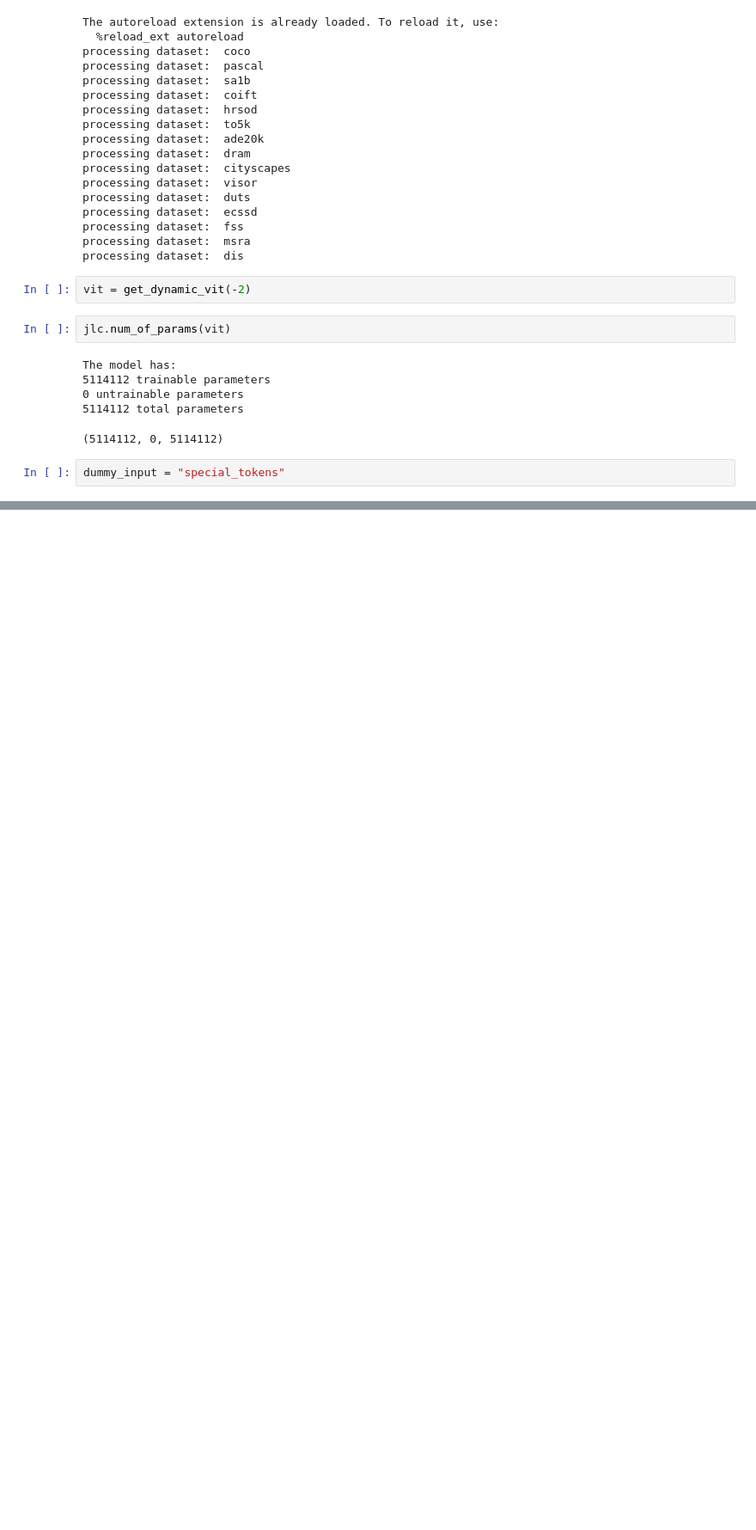
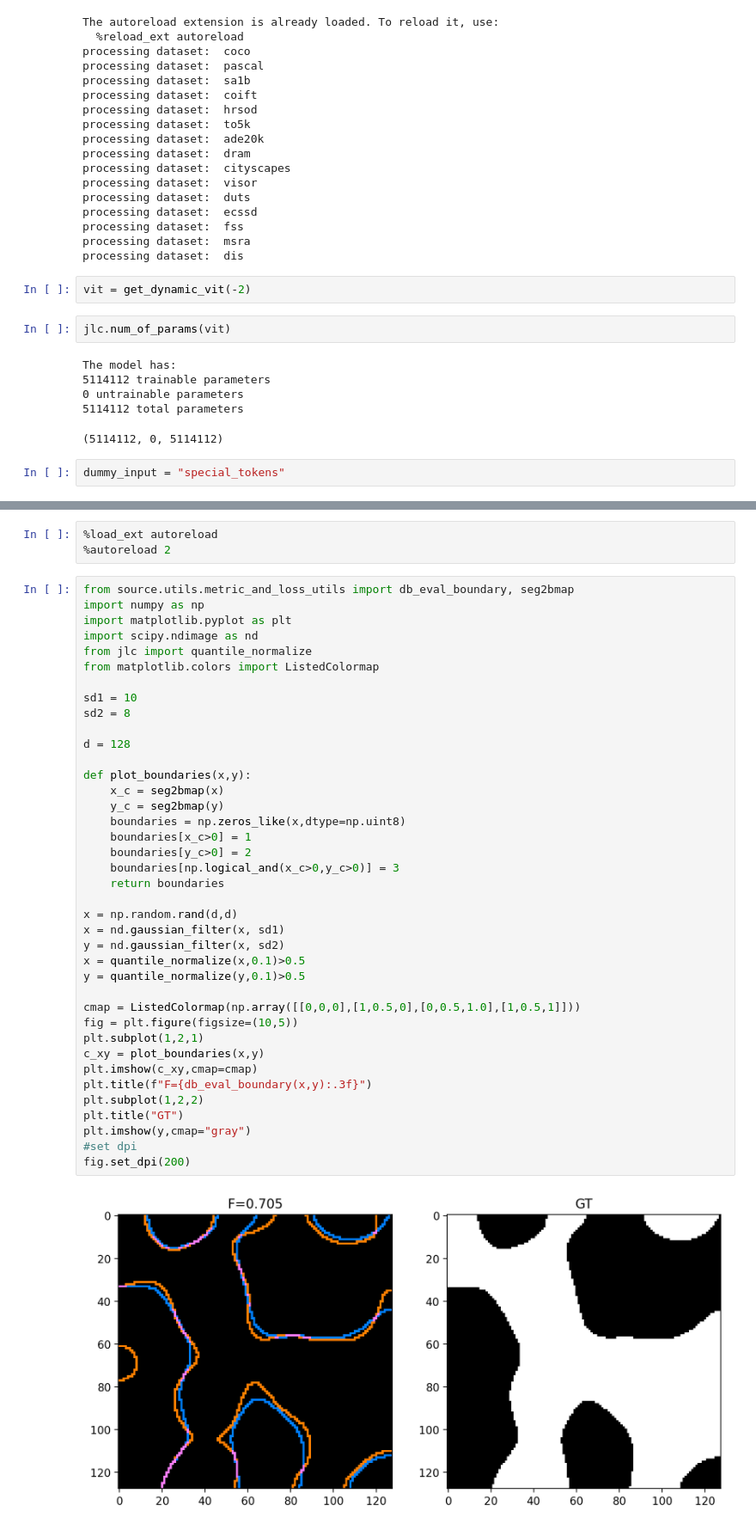
Before and after one commit to JakobLC/diffusion2, a Jupyter notebook: test_script.ipynb, the cells around one changed output, grey strips where cells are left out. Shown at 86% size. Drawn from its saved outputs; the diff is of its cells as text; blank space fills up the shorter version.

```diff
--- a/test_script.ipynb
+++ b/test_script.ipynb
@@ -1997,0 +2015,44 @@ dummy_input = "special_tokens"
+# %%
+%load_ext autoreload
+%autoreload 2
+# %%
+from source.utils.metric_and_loss_utils import db_eval_boundary, seg2bmap
+import numpy as np
+import matplotlib.pyplot as plt
+import scipy.ndimage as nd
+from jlc import quantile_normalize
+from matplotlib.colors import ListedColormap
+
+sd1 = 10
+sd2 = 8
+
+d = 128
+
+def plot_boundaries(x,y):
+    x_c = seg2bmap(x)
+    y_c = seg2bmap(y)
+    boundaries = np.zeros_like(x,dtype=np.uint8)
+    boundaries[x_c>0] = 1
+    boundaries[y_c>0] = 2
+    boundaries[np.logical_and(x_c>0,y_c>0)] = 3
+    return boundaries
+
+x = np.random.rand(d,d)
+x = nd.gaussian_filter(x, sd1)
+y = nd.gaussian_filter(x, sd2)
+x = quantile_normalize(x,0.1)>0.5
+y = quantile_normalize(y,0.1)>0.5
+
+cmap = ListedColormap(np.array([[0,0,0],[1,0.5,0],[0,0.5,1.0],[1,0.5,1]]))
+fig = plt.figure(figsize=(10,5))
+plt.subplot(1,2,1)
+c_xy = plot_boundaries(x,y)
+plt.imshow(c_xy,cmap=cmap)
+plt.title(f"F={db_eval_boundary(x,y):.3f}")
+plt.subplot(1,2,2)
+plt.title("GT")
+plt.imshow(y,cmap="gray")
+#set dpi
+fig.set_dpi(200)
+# %% [output]
+[figure, added]
```
Also changed, not shown: parts of 2 cells of this notebook, 18 other files.
